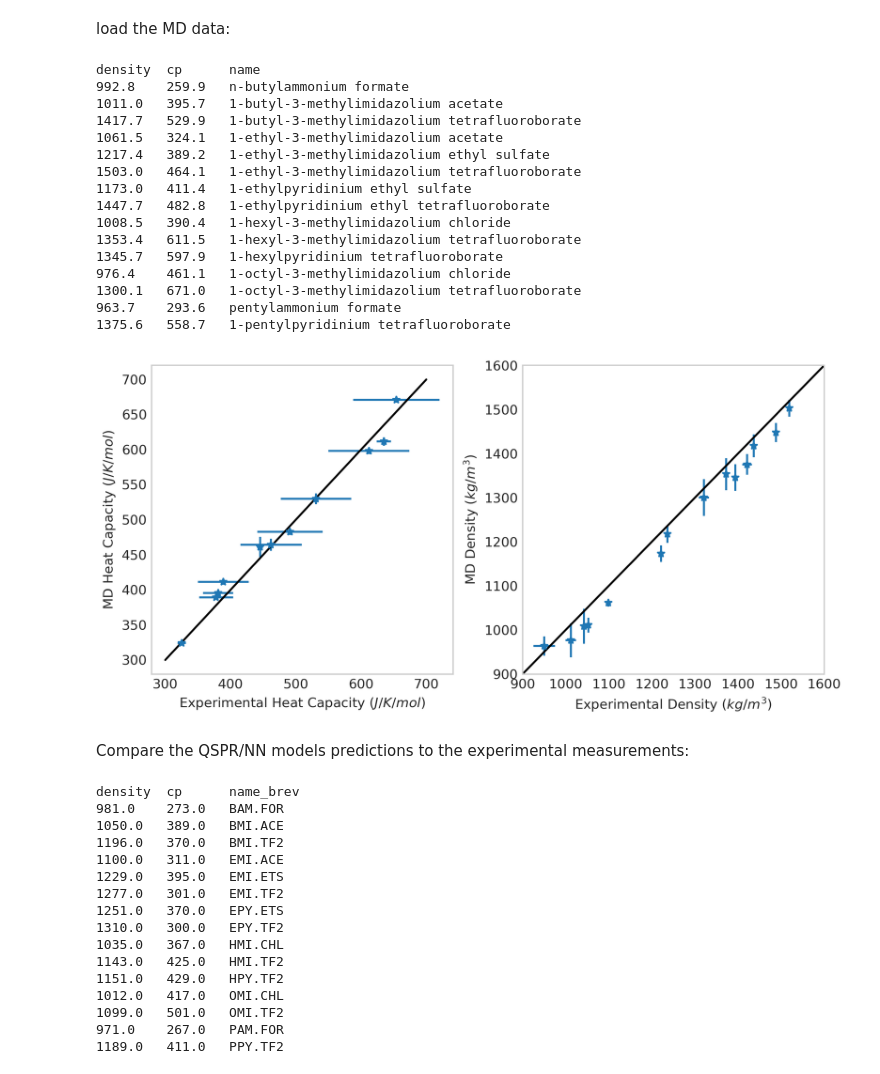
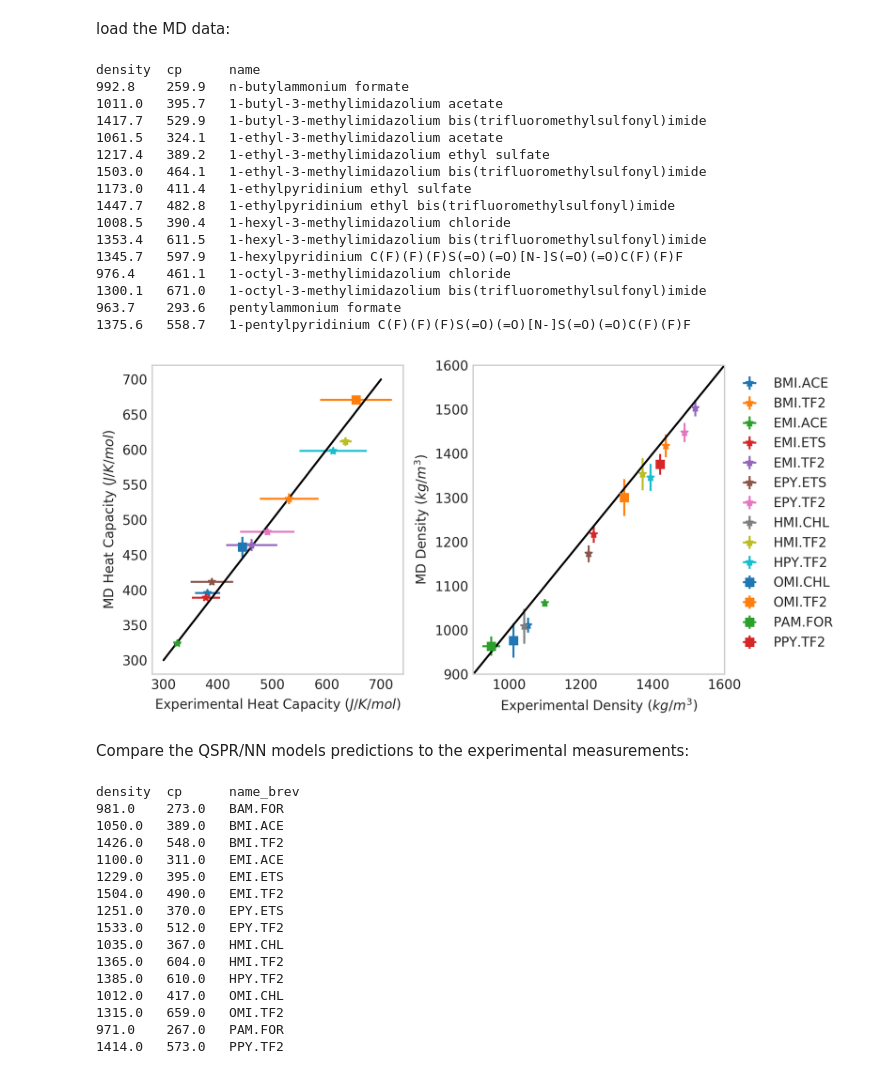
Before and after one commit to wesleybeckner/adaptive_learning_salts, a Jupyter notebook: notebooks/comparison_of_calculations_with_experiment.ipynb, the cells around one changed output. Saved outputs shown, nothing was run; the diff lists cells and outputs as text; code cells hidden in the pictures.

```diff
--- a/notebooks/comparison_of_calculations_with_experiment.ipynb
+++ b/notebooks/comparison_of_calculations_with_experiment.ipynb
@@ -62,34 +62,34 @@ as well as keys we'll use throughout the notebook:
 # %%
 name_dic = {"BAM.FOR": "n-butylammonium formate",
         "BMI.ACE": "1-butyl-3-methylimidazolium acetate",
-        "BMI.TF2": "1-butyl-3-methylimidazolium tetrafluoroborate",
+        "BMI.TF2": "1-butyl-3-methylimidazolium bis(trifluoromethylsulfonyl)imide",
         "EMI.ACE": "1-ethyl-3-methylimidazolium acetate",
         "EMI.ETS": "1-ethyl-3-methylimidazolium ethyl sulfate",
-        "EMI.TF2": "1-ethyl-3-methylimidazolium tetrafluoroborate",
+        "EMI.TF2": "1-ethyl-3-methylimidazolium bis(trifluoromethylsulfonyl)imide",
         "EPY.ETS": "1-ethylpyridinium ethyl sulfate",
-        "EPY.TF2": "1-ethylpyridinium ethyl tetrafluoroborate",
+        "EPY.TF2": "1-ethylpyridinium ethyl bis(trifluoromethylsulfonyl)imide",
         "HMI.CHL": "1-hexyl-3-methylimidazolium chloride",
-        "HMI.TF2": "1-hexyl-3-methylimidazolium tetrafluoroborate",
-        "HPY.TF2": "1-hexylpyridinium tetrafluoroborate",
+        "HMI.TF2": "1-hexyl-3-methylimidazolium bis(trifluoromethylsulfonyl)imide",
+        "HPY.TF2": "1-hexylpyridinium C(F)(F)(F)S(=O)(=O)[N-]S(=O)(=O)C(F)(F)F",
         "OMI.CHL": "1-octyl-3-methylimidazolium chloride",
-        "OMI.TF2": "1-octyl-3-methylimidazolium tetrafluoroborate",
+        "OMI.TF2": "1-octyl-3-methylimidazolium bis(trifluoromethylsulfonyl)imide",
         "PAM.FOR": "pentylammonium formate",
-        "PPY.TF2": "1-pentylpyridinium tetrafluoroborate"}
+        "PPY.TF2": "1-pentylpyridinium C(F)(F)(F)S(=O)(=O)[N-]S(=O)(=O)C(F)(F)F"}
 smiles_dic = {"BAM.FOR": "CCCC[NH3+].C(=O)[O-]",
         "BMI.ACE": "CCCCn1cc[n+](c1)C.CC(=O)[O-]",
-        "BMI.TF2": "CCCCn1cc[n+](c1)C.[B-](F)(F)(F)F",
+        "BMI.TF2": "CCCCn1cc[n+](c1)C.C(F)(F)(F)S(=O)(=O)[N-]S(=O)(=O)C(F)(F)F",
         "EMI.ACE": "CCn1cc[n+](c1)C.CC(=O)[O-]",
         "EMI.ETS": "CCn1cc[n+](c1)C.CCOS(=O)(=O)[O-]",
-        "EMI.TF2": "CCn1cc[n+](c1)C.[B-](F)(F)(F)F",
+        "EMI.TF2": "CCn1cc[n+](c1)C.C(F)(F)(F)S(=O)(=O)[N-]S(=O)(=O)C(F)(F)F",
         "EPY.ETS": "CC[n+]1ccccc1.CCOS(=O)(=O)[O-]",
-        "EPY.TF2": "CC[n+]1ccccc1.[B-](F)(F)(F)F",
+        "EPY.TF2": "CC[n+]1ccccc1.C(F)(F)(F)S(=O)(=O)[N-]S(=O)(=O)C(F)(F)F",
         "HMI.CHL": "CCCCCCn1cc[n+](c1)C.[Cl-]",
-        "HMI.TF2": "CCCCCCn1cc[n+](c1)C.[B-](F)(F)(F)F",
-        "HPY.TF2": "CCCCCC[n+]1ccccc1.[B-](F)(F)(F)F",
+        "HMI.TF2": "CCCCCCn1cc[n+](c1)C.C(F)(F)(F)S(=O)(=O)[N-]S(=O)(=O)C(F)(F)F",
+        "HPY.TF2": "CCCCCC[n+]1ccccc1.C(F)(F)(F)S(=O)(=O)[N-]S(=O)(=O)C(F)(F)F",
         "OMI.CHL": "CCCCCCCCn1cc[n+](c1)C.[Cl-]",
-        "OMI.TF2": "CCCCCCCCn1cc[n+](c1)C.[B-](F)(F)(F)F",
+        "OMI.TF2": "CCCCCCCCn1cc[n+](c1)C.C(F)(F)(F)S(=O)(=O)[N-]S(=O)(=O)C(F)(F)F",
         "PAM.FOR": "CCCCC[NH3+].C(=O)[O-]",
-        "PPY.TF2": "CCCCC[n+]1ccccc1.[B-](F)(F)(F)F"}
+        "PPY.TF2": "CCCCC[n+]1ccccc1.C(F)(F)(F)S(=O)(=O)[N-]S(=O)(=O)C(F)(F)F"}
 # %% [markdown]
 and loading our experimental data:
 # %%
@@ -125,19 +125,19 @@ for key in smiles_dic:
 density  cp      name
 992.8    259.9   n-butylammonium formate
 1011.0   395.7   1-butyl-3-methylimidazolium acetate
-1417.7   529.9   1-butyl-3-methylimidazolium tetrafluoroborate
+1417.7   529.9   1-butyl-3-methylimidazolium bis(trifluoromethylsulfonyl)imide
 1061.5   324.1   1-ethyl-3-methylimidazolium acetate
 1217.4   389.2   1-ethyl-3-methylimidazolium ethyl sulfate
-1503.0   464.1   1-ethyl-3-methylimidazolium tetrafluoroborate
+1503.0   464.1   1-ethyl-3-methylimidazolium bis(trifluoromethylsulfonyl)imide
 1173.0   411.4   1-ethylpyridinium ethyl sulfate
-1447.7   482.8   1-ethylpyridinium ethyl tetrafluoroborate
+1447.7   482.8   1-ethylpyridinium ethyl bis(trifluoromethylsulfonyl)imide
 1008.5   390.4   1-hexyl-3-methylimidazolium chloride
-1353.4   611.5   1-hexyl-3-methylimidazolium tetrafluoroborate
-1345.7   597.9   1-hexylpyridinium tetrafluoroborate
+1353.4   611.5   1-hexyl-3-methylimidazolium bis(trifluoromethylsulfonyl)imide
+1345.7   597.9   1-hexylpyridinium C(F)(F)(F)S(=O)(=O)[N-]S(=O)(=O)C(F)(F)F
 976.4    461.1   1-octyl-3-methylimidazolium chloride
-1300.1   671.0   1-octyl-3-methylimidazolium tetrafluoroborate
+1300.1   671.0   1-octyl-3-methylimidazolium bis(trifluoromethylsulfonyl)imide
 963.7    293.6   pentylammonium formate
-1375.6   558.7   1-pentylpyridinium tetrafluoroborate
+1375.6   558.7   1-pentylpyridinium C(F)(F)(F)S(=O)(=O)[N-]S(=O)(=O)C(F)(F)F
 # %%
 df['MD_Density'] = md_dens
 df['MD_Cpt'] = md_cpt
@@ -146,28 +146,35 @@ df['MD_Cpt_Std'] = md_cpt_std
 # %%
 with plt.style.context('seaborn-whitegrid'):
     fig=plt.figure(figsize=(8,4), dpi=300)
     ax=fig.add_subplot(122)
     for i in range(1,df.shape[0]):
+        marker='*'
+        if i > 10:
+            marker='s'
         scat = ax.errorbar(df["Exp_Density"][i],df["MD_Density"][i],xerr=df["Exp_Density_Std"][i],
                            yerr=df["MD_Density_Std"][i],
-            marker="*", linestyle=" ", c='tab:blue')
+            marker=marker, linestyle=" ", label=df["Salt"][i])
     ax.plot([900,1700], [900,1700], linestyle="-", label=None, c="black")
     ax.grid()
     ax.set_ylabel("MD Density $(kg/m^3)$")
     ax.set_xlabel("Experimental Density $(kg/m^3)$")
     plt.xlim(900,1600,200)
     plt.ylim(900,1600,200)
+    plt.legend(bbox_to_anchor=(1,1))
     ax = fig.add_subplot(121)
     for i in range(1,df.shape[0]):
+        marker='*'
+        if i > 10:
+            marker='s'
         ax.errorbar(df["Exp_Cpt"][i],df["MD_Cpt"][i],xerr=df["Exp_Cpt_Std"][i],yerr=df["MD_Cpt_Std"][i],
-            marker="*", linestyle=" ", c='tab:blue')
+            marker=marker, linestyle=" ")
     ax.plot([300,700], [300,700], linestyle="-", label=None, c="black")
     ax.grid()
     ax.set_ylabel("MD Heat Capacity $(J/K/mol)$")
     ax.set_xlabel("Experimental Heat Capacity $(J/K/mol)$")
     plt.tight_layout()
 # %% [output]
-[figure, old version]
+[figure, new version]
 # %% [markdown]
 Compare the QSPR/NN models predictions to the experimental measurements:
 # %%
@@ -188,19 +195,19 @@ for key in smiles_dic:
 density  cp      name_brev
 981.0    273.0   BAM.FOR
 1050.0   389.0   BMI.ACE
-1196.0   370.0   BMI.TF2
+1426.0   548.0   BMI.TF2
 1100.0   311.0   EMI.ACE
 1229.0   395.0   EMI.ETS
-1277.0   301.0   EMI.TF2
+1504.0   490.0   EMI.TF2
 1251.0   370.0   EPY.ETS
-1310.0   300.0   EPY.TF2
+1533.0   512.0   EPY.TF2
 1035.0   367.0   HMI.CHL
-1143.0   425.0   HMI.TF2
-1151.0   429.0   HPY.TF2
+1365.0   604.0   HMI.TF2
+1385.0   610.0   HPY.TF2
 1012.0   417.0   OMI.CHL
-1099.0   501.0   OMI.TF2
+1315.0   659.0   OMI.TF2
 971.0    267.0   PAM.FOR
-1189.0   411.0   PPY.TF2
+1414.0   573.0   PPY.TF2
 # %%
 df['NN_Density'] = dens
 df['NN_Cpt'] = cpt
```
Also changed, not shown: parts of 2 cells of this notebook, 1 other file.
